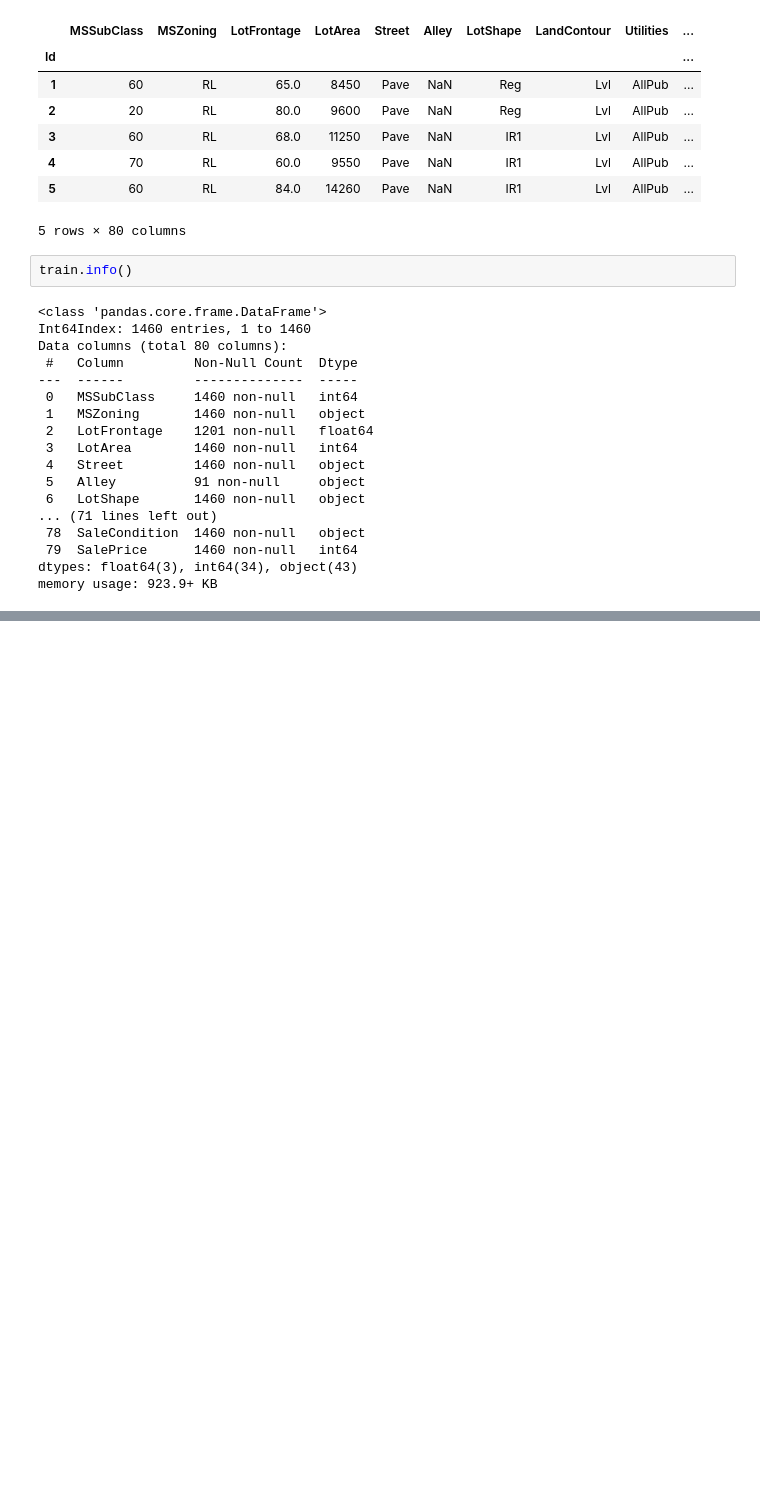
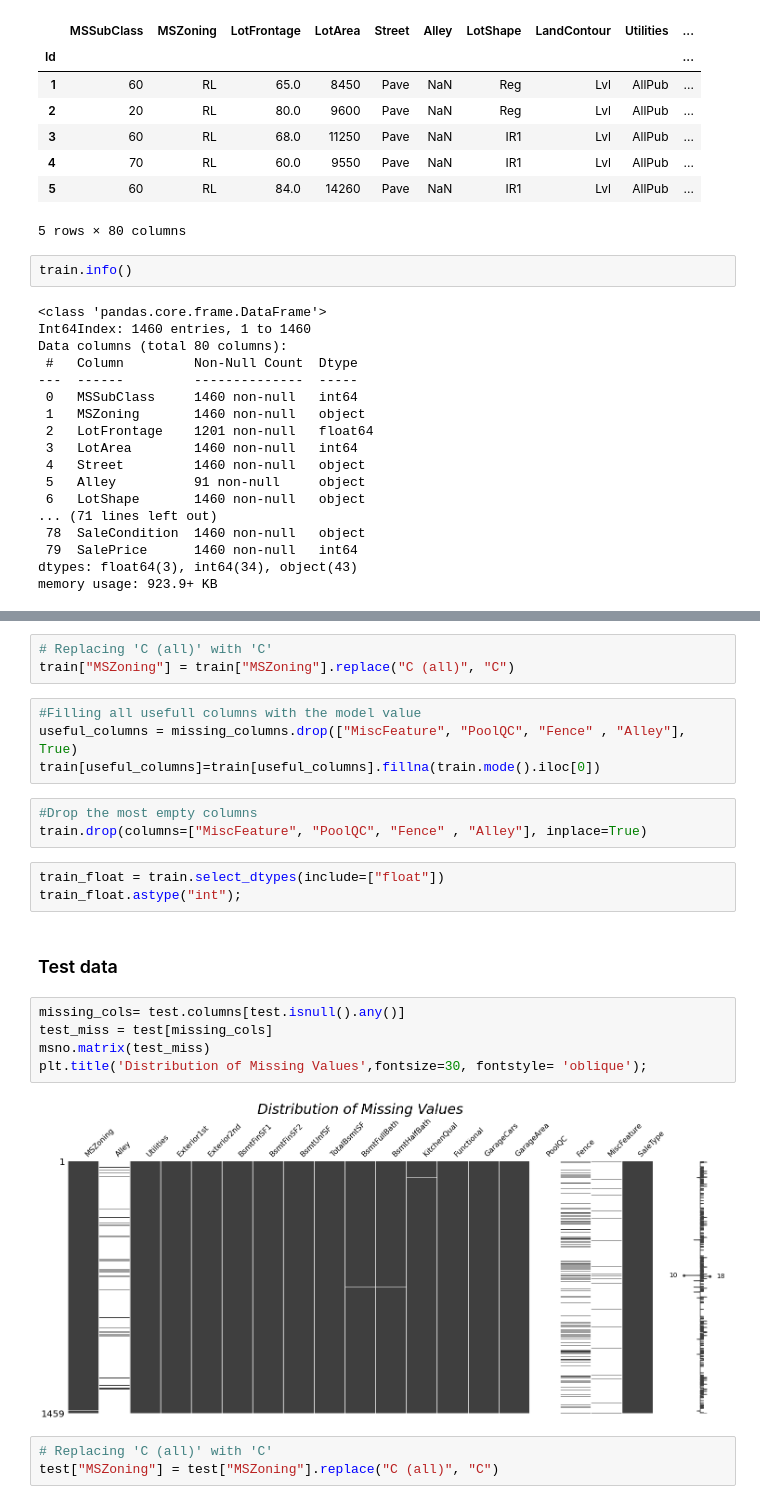
Before and after one commit to Mezue1/House-prices, a Jupyter notebook: predictor.ipynb, the cells around one changed output, grey strips where cells are left out. Cells and saved outputs as stored; diff of their text form; blank space fills up the shorter version.

```diff
--- a/predictor.ipynb
+++ b/predictor.ipynb
@@ -47,0 +119,25 @@ memory usage: 923.9+ KB
+# %%
+# Replacing 'C (all)' with 'C'
+train["MSZoning"] = train["MSZoning"].replace("C (all)", "C")
+# %%
+#Filling all usefull columns with the model value
+useful_columns = missing_columns.drop(["MiscFeature", "PoolQC", "Fence" , "Alley"], True)
+train[useful_columns]=train[useful_columns].fillna(train.mode().iloc[0])
+# %%
+#Drop the most empty columns
+train.drop(columns=["MiscFeature", "PoolQC", "Fence" , "Alley"], inplace=True)
+# %%
+train_float = train.select_dtypes(include=["float"])
+train_float.astype("int");
+# %% [markdown]
+### Test data
+# %%
+missing_cols= test.columns[test.isnull().any()]
+test_miss = test[missing_cols]
+msno.matrix(test_miss)
+plt.title('Distribution of Missing Values',fontsize=30, fontstyle= 'oblique');
+# %% [output]
+[figure, added]
+# %%
+# Replacing 'C (all)' with 'C'
+test["MSZoning"] = test["MSZoning"].replace("C (all)", "C")
```
Also changed, not shown: parts of 21 cells of this notebook.
